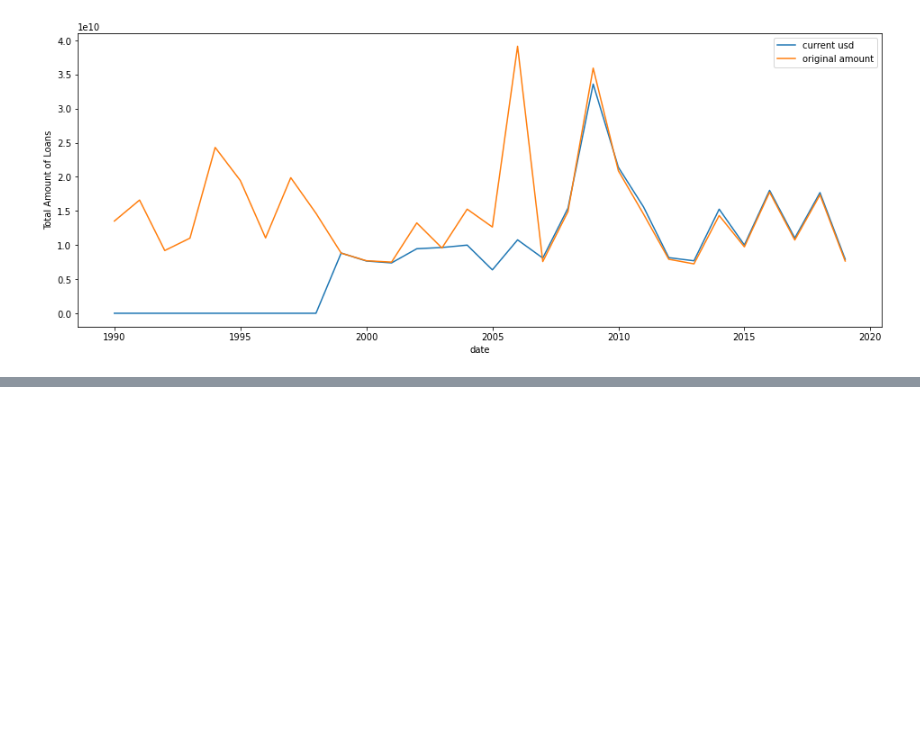
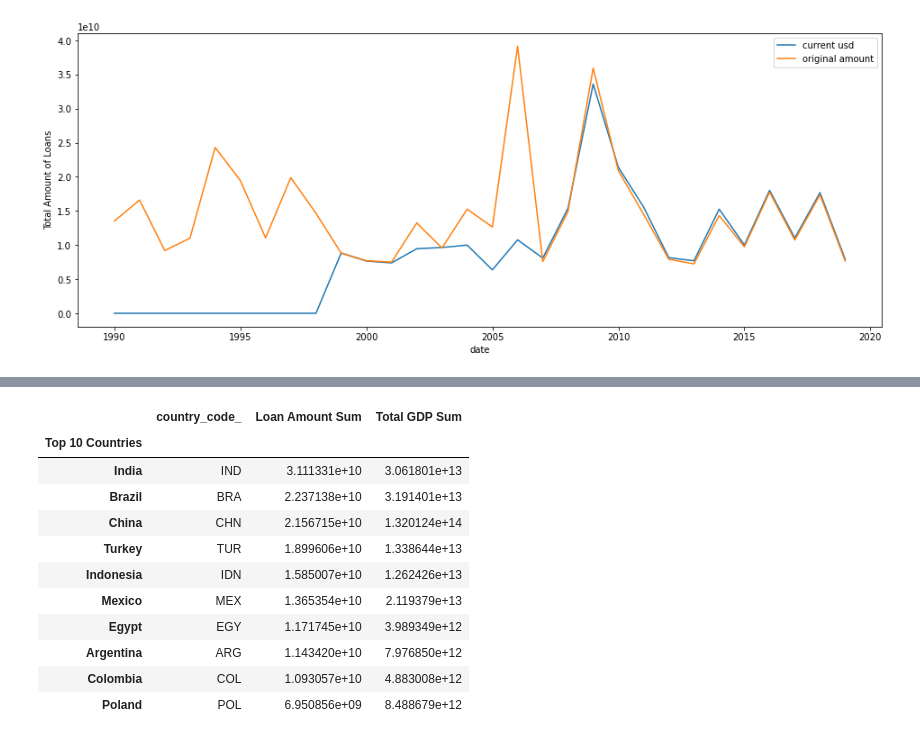
Before and after one commit to sliao7/Qarik-Project, a Jupyter notebook: Currency_change_and_world_map.ipynb, the cells around one changed output, grey strips where cells are left out. Cells and saved outputs as stored; diff of their text form; code cells hidden in the pictures; blank space fills up the shorter version.

```diff
--- a/Currency_change_and_world_map.ipynb
+++ b/Currency_change_and_world_map.ipynb
@@ -165,2 +181,22 @@ df
 # %%
 df.to_pickle('extraction_pipeline/agreement_features_join_projects.pkl')
+# %%
+df_sum = df.groupby(['country_name', 'country_code_'])['amount_cur_usd'].sum().reset_index(name = 'Loan Amount Sum')
+df_sum = df_sum.join(gdp_sum.set_index('Country Code'), on = 'country_code_')
+top10 = df_sum.sort_values(by = 'Loan Amount Sum', ascending = False)[:10]
+top10 = top10.rename(columns = {'country_name':'Top 10 Countries'})
+top10 = top10.set_index('Top 10 Countries', drop = True)
+top10
+# %% [output]
+|  | country_code_ | Loan Amount Sum | Total GDP Sum |
+| Top 10 Countries |  |  |  |
+| India | IND | 3.111331e+10 | 3.061801e+13 |
+| Brazil | BRA | 2.237138e+10 | 3.191401e+13 |
+| China | CHN | 2.156715e+10 | 1.320124e+14 |
+| Turkey | TUR | 1.899606e+10 | 1.338644e+13 |
+| Indonesia | IDN | 1.585007e+10 | 1.262426e+13 |
+| Mexico | MEX | 1.365354e+10 | 2.119379e+13 |
+| Egypt | EGY | 1.171745e+10 | 3.989349e+12 |
+| Argentina | ARG | 1.143420e+10 | 7.976850e+12 |
+| Colombia | COL | 1.093057e+10 | 4.883008e+12 |
+| Poland | POL | 6.950856e+09 | 8.488679e+12 |
```
Also changed, not shown: parts of 18 cells of this notebook.
